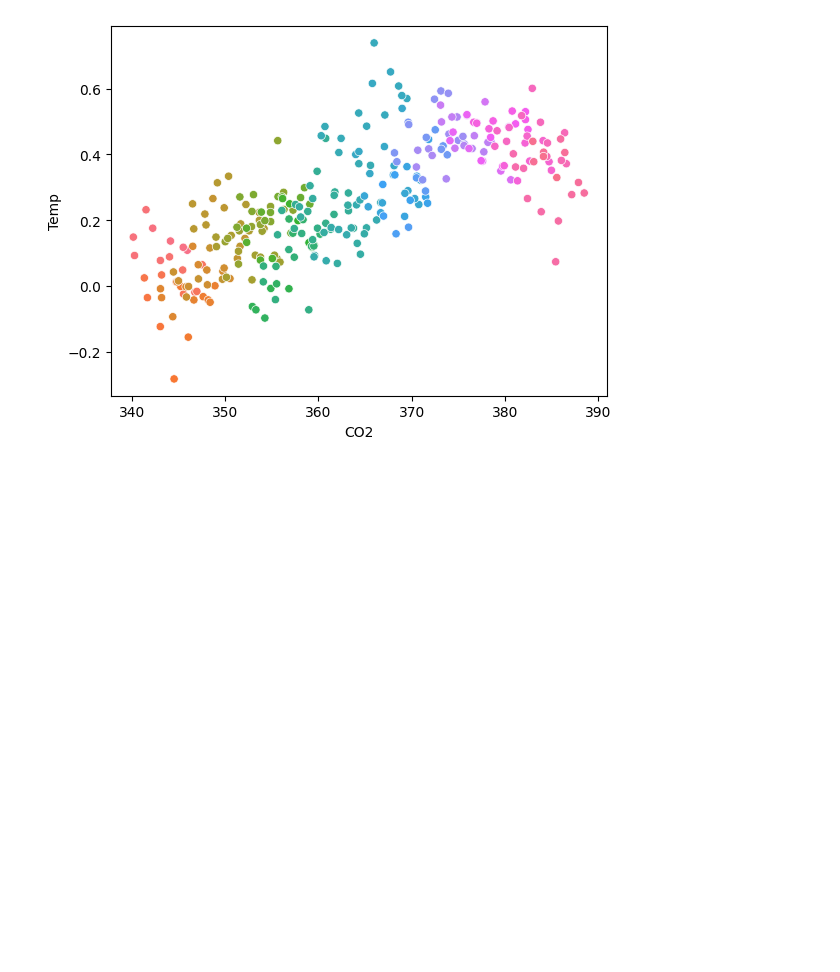
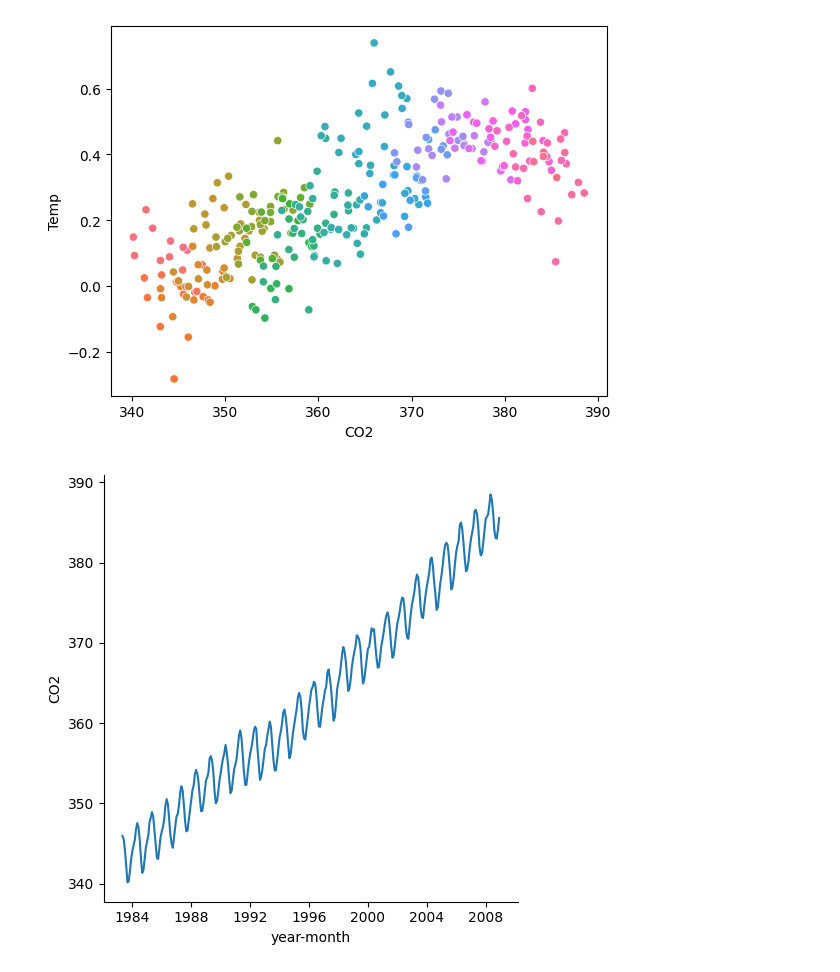
Before and after one commit to HayateSato/DS_Practice, a Jupyter notebook: Matplotlib.ipynb, the cells around one changed output. Drawn from its saved outputs; the diff is of its cells as text; code cells hidden in the pictures; blank space fills up the shorter version.

Commit message:
Relplot line

```diff
--- a/Matplotlib.ipynb
+++ b/Matplotlib.ipynb
@@ -341,3 +342,9 @@ sns.scatterplot(x="CO2", y="Temp", hue=csv_file.index, data=csv_file, legend=Fal
 plt.show()
 # %% [output]
 [figure]
+# %%
+# fig, ax = plt.subplots(figsize=(8, 4))
+sns.relplot(x=csv_file.index, y="CO2", data=csv_file, kind="line")
+plt.show()
+# %% [output]
+[figure, added]
```
Also changed, not shown: parts of 1 cell of this notebook.
